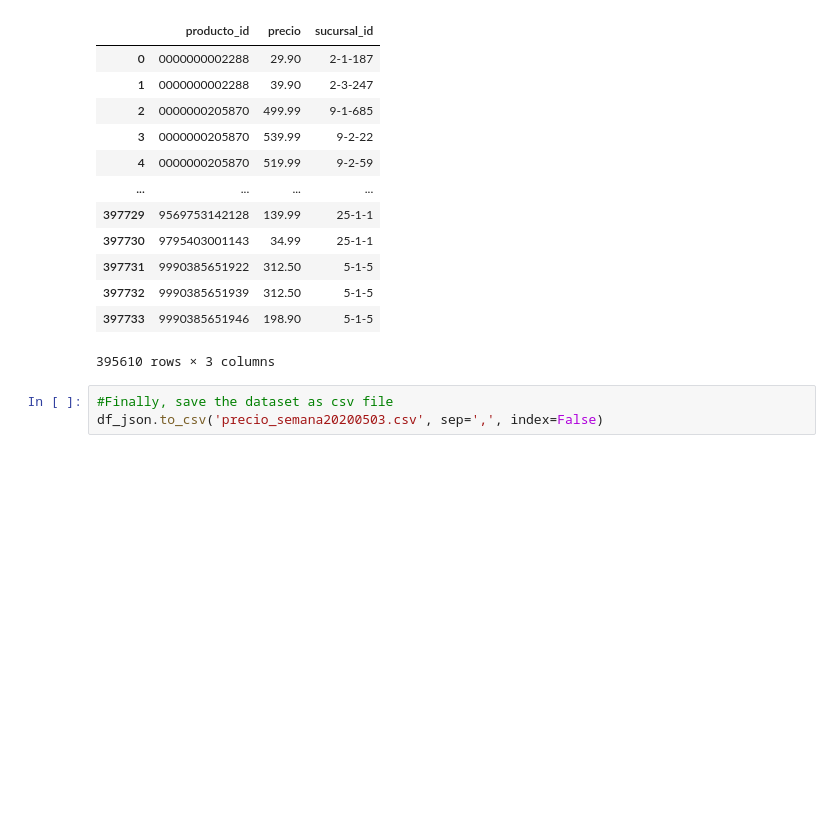
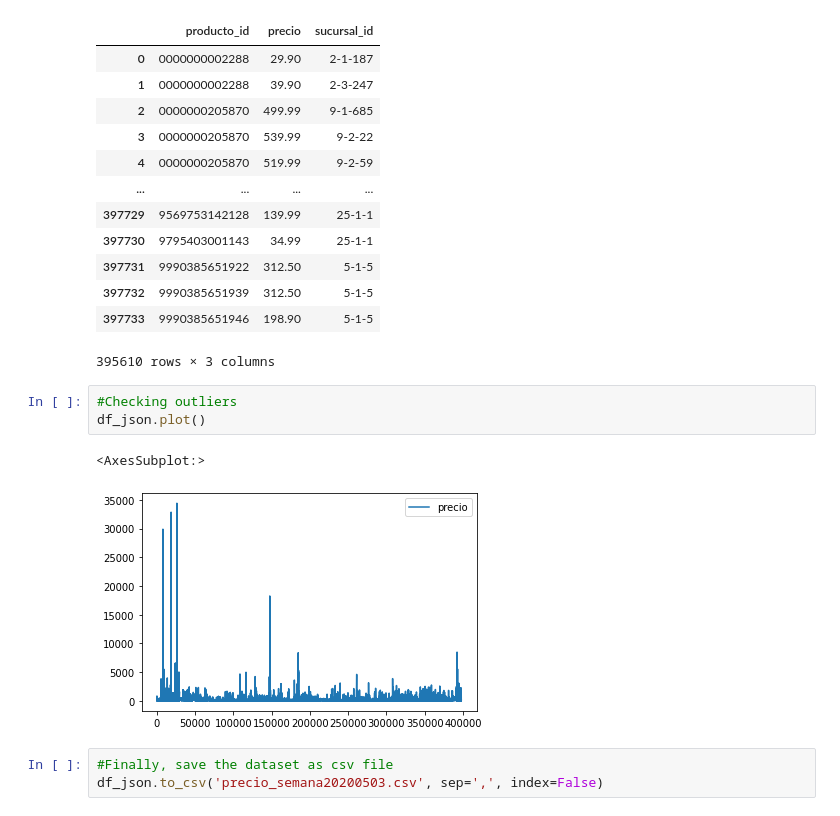
Before and after one commit to Leon-Espitia/Data_Engineering_ETL-n-ER_Model, a Jupyter notebook: cleansingStage.ipynb, the cells around one changed output. Cells and saved outputs as stored; diff of their text form; blank space fills up the shorter version.

Commit message:
Just a checking up commit

```diff
--- a/cleansingStage.ipynb
+++ b/cleansingStage.ipynb
@@ -225,6 +225,12 @@ df_json
 | 397732 | 9990385651939 | 312.50 | 5-1-5 |
 | 397733 | 9990385651946 | 198.90 | 5-1-5 |
 395610 rows × 3 columns
+# %%
+#Checking outliers
+df_json.plot()
+# %% [output]
+<AxesSubplot:>
+[figure, added]
 # %%
 #Finally, save the dataset as csv file
 df_json.to_csv('precio_semana20200503.csv', sep=',', index=False)
```
Also changed, not shown: parts of 3 cells of this notebook.
